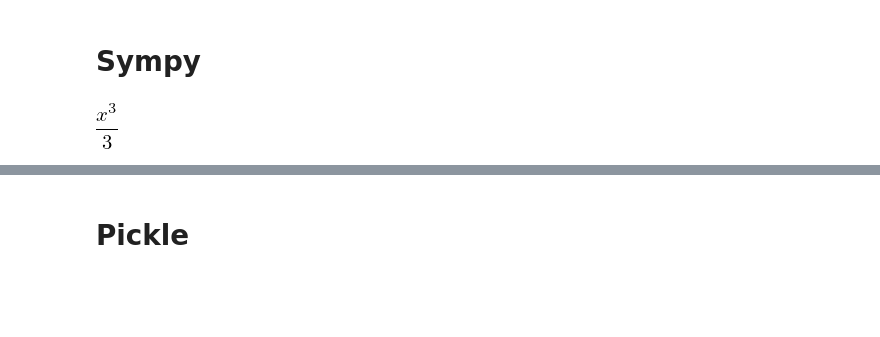
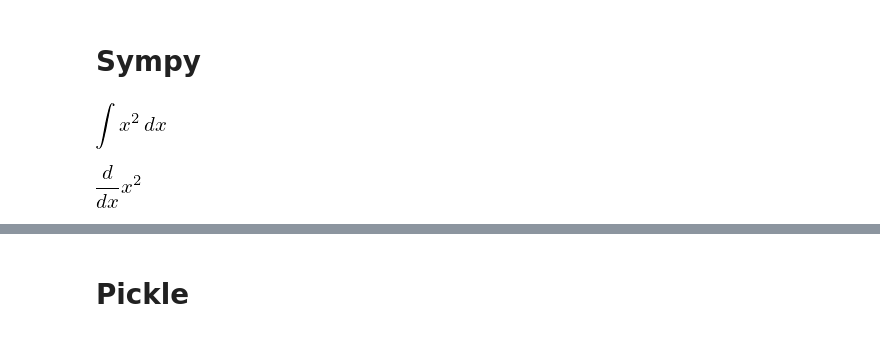
Before and after one commit to jpierel14/USC_PythonCourse_2019, a Jupyter notebook: Day_2/Python Core.ipynb, the cells around one changed output, grey strips where cells are left out. Saved outputs shown, nothing was run; the diff lists cells and outputs as text; code cells hidden in the pictures; blank space fills up the shorter version.

```diff
--- a/Day_2/Python Core.ipynb
+++ b/Day_2/Python Core.ipynb
@@ -163,10 +163,14 @@ print(I1)
 # %%
 from sympy import *
 init_printing()
 x = Symbol('x')
-integrate(x**2,x) #same integration but now visual
+Integral(x**2,x) #same integration but now visual
 # %% [output]
-[figure, old version]
+[figure, new version]
+# %%
+Derivative(x**2,x)
+# %% [output]
+[figure, added]
 # %%
 integrate(x**2,(x,1,4)) #definite integration
 # %% [output]
```
Also changed, not shown: parts of 1 cell of this notebook.
